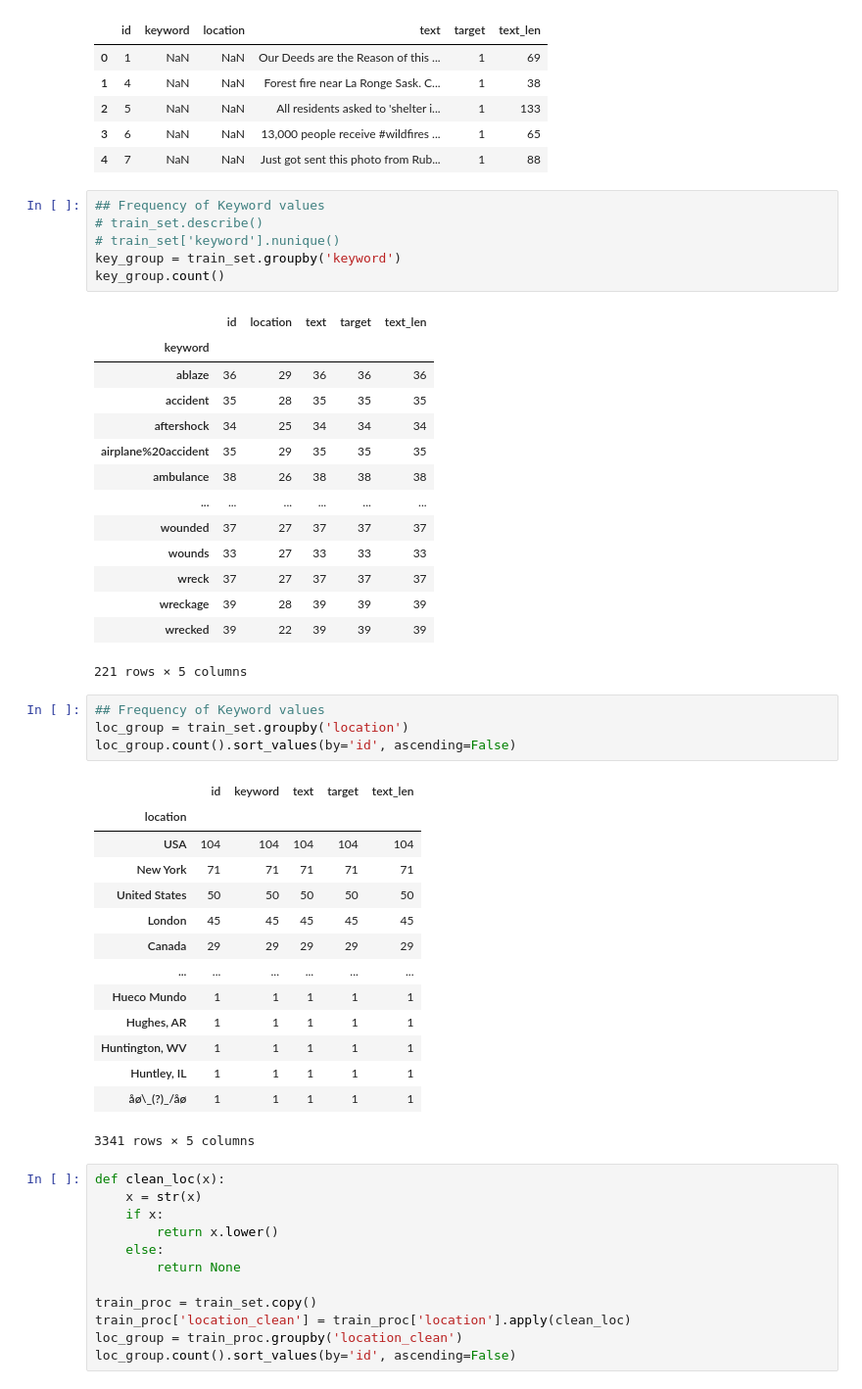
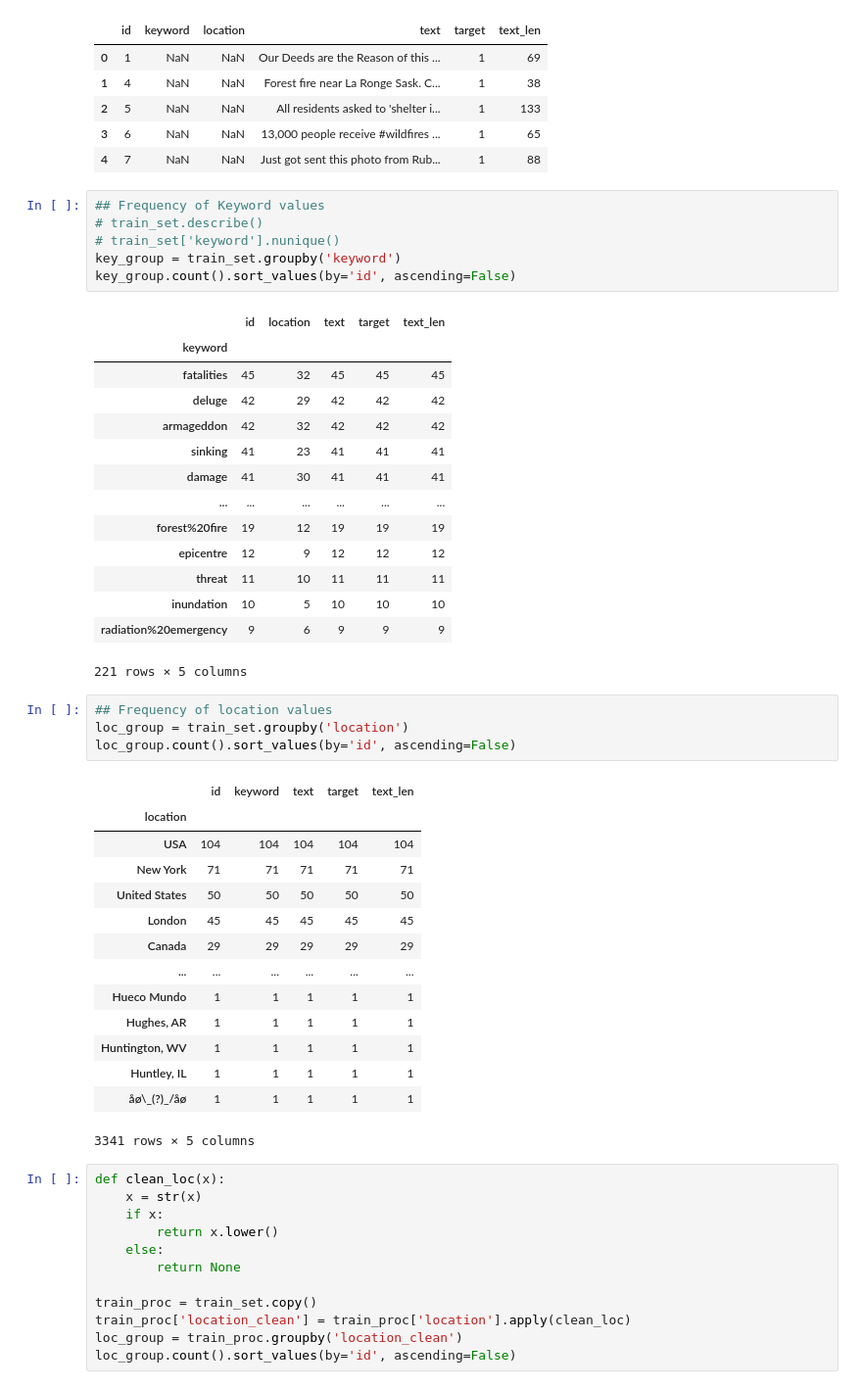
Before and after one commit to olavosamp/kaggle-real-or-not, a Jupyter notebook: data_exploration.ipynb, the cells around one changed output. Shown: that part at 98% size. Drawn from its saved outputs; the diff is of its cells as text.

```diff
--- a/data_exploration.ipynb
+++ b/data_exploration.ipynb
@@ -38,26 +38,26 @@ train_set.head()
 # %%
 ## Frequency of Keyword values
 # train_set.describe()
 # train_set['keyword'].nunique()
 key_group = train_set.groupby('keyword')
-key_group.count()
+key_group.count().sort_values(by='id', ascending=False)
 # %% [output]
 |  | id | location | text | target | text_len |
 | keyword |  |  |  |  |  |
-| ablaze | 36 | 29 | 36 | 36 | 36 |
-| accident | 35 | 28 | 35 | 35 | 35 |
-| aftershock | 34 | 25 | 34 | 34 | 34 |
-| airplane%20accident | 35 | 29 | 35 | 35 | 35 |
-| ambulance | 38 | 26 | 38 | 38 | 38 |
+| fatalities | 45 | 32 | 45 | 45 | 45 |
+| deluge | 42 | 29 | 42 | 42 | 42 |
+| armageddon | 42 | 32 | 42 | 42 | 42 |
+| sinking | 41 | 23 | 41 | 41 | 41 |
+| damage | 41 | 30 | 41 | 41 | 41 |
 | ... | ... | ... | ... | ... | ... |
-| wounded | 37 | 27 | 37 | 37 | 37 |
-| wounds | 33 | 27 | 33 | 33 | 33 |
-| wreck | 37 | 27 | 37 | 37 | 37 |
-| wreckage | 39 | 28 | 39 | 39 | 39 |
-| wrecked | 39 | 22 | 39 | 39 | 39 |
+| forest%20fire | 19 | 12 | 19 | 19 | 19 |
+| epicentre | 12 | 9 | 12 | 12 | 12 |
+| threat | 11 | 10 | 11 | 11 | 11 |
+| inundation | 10 | 5 | 10 | 10 | 10 |
+| radiation%20emergency | 9 | 6 | 9 | 9 | 9 |
 221 rows × 5 columns
 # %%
-## Frequency of Keyword values
+## Frequency of location values
 loc_group = train_set.groupby('location')
 loc_group.count().sort_values(by='id', ascending=False)
 # %% [output]
```
Also changed, not shown: parts of 5 cells of this notebook, 1 other file.
